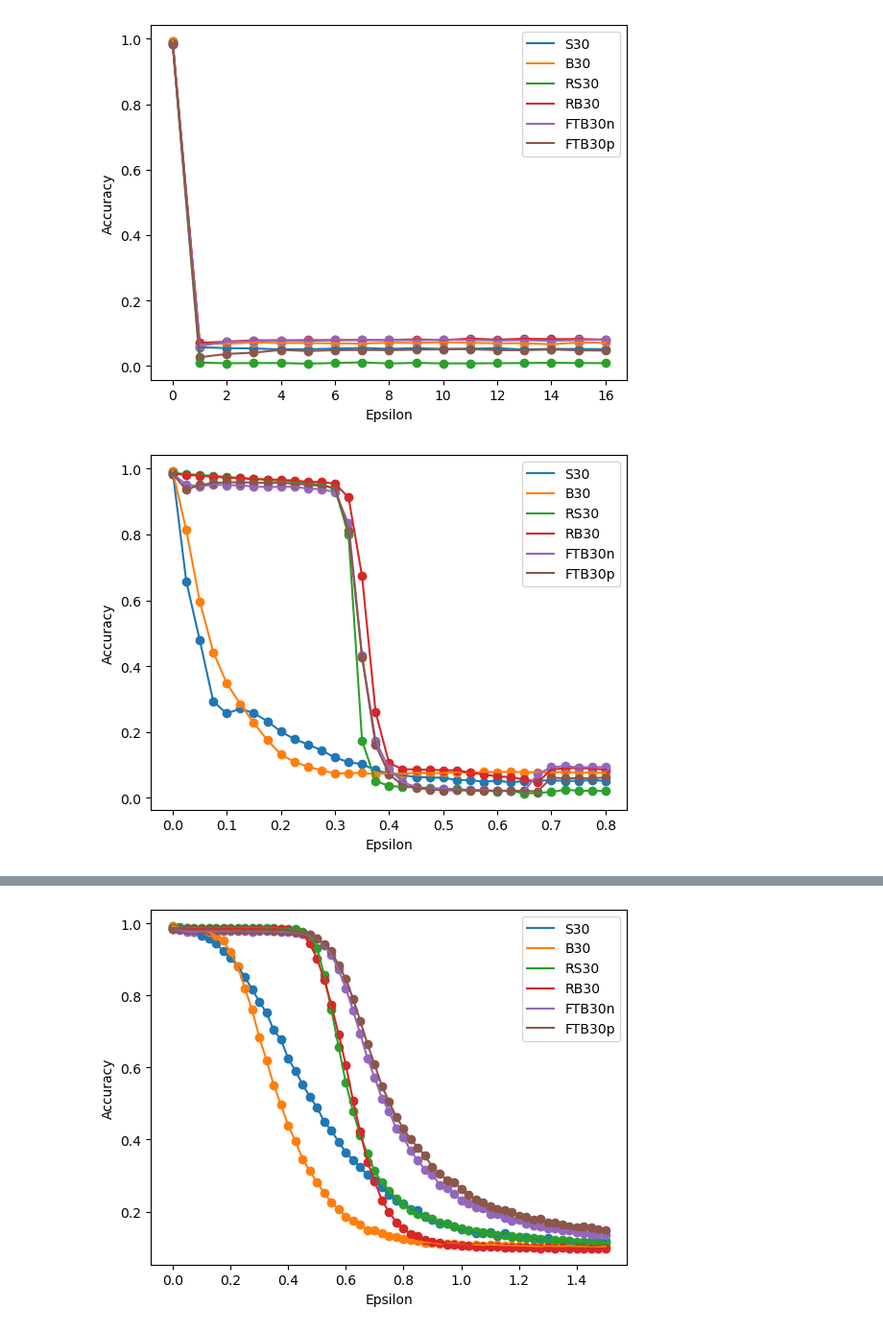
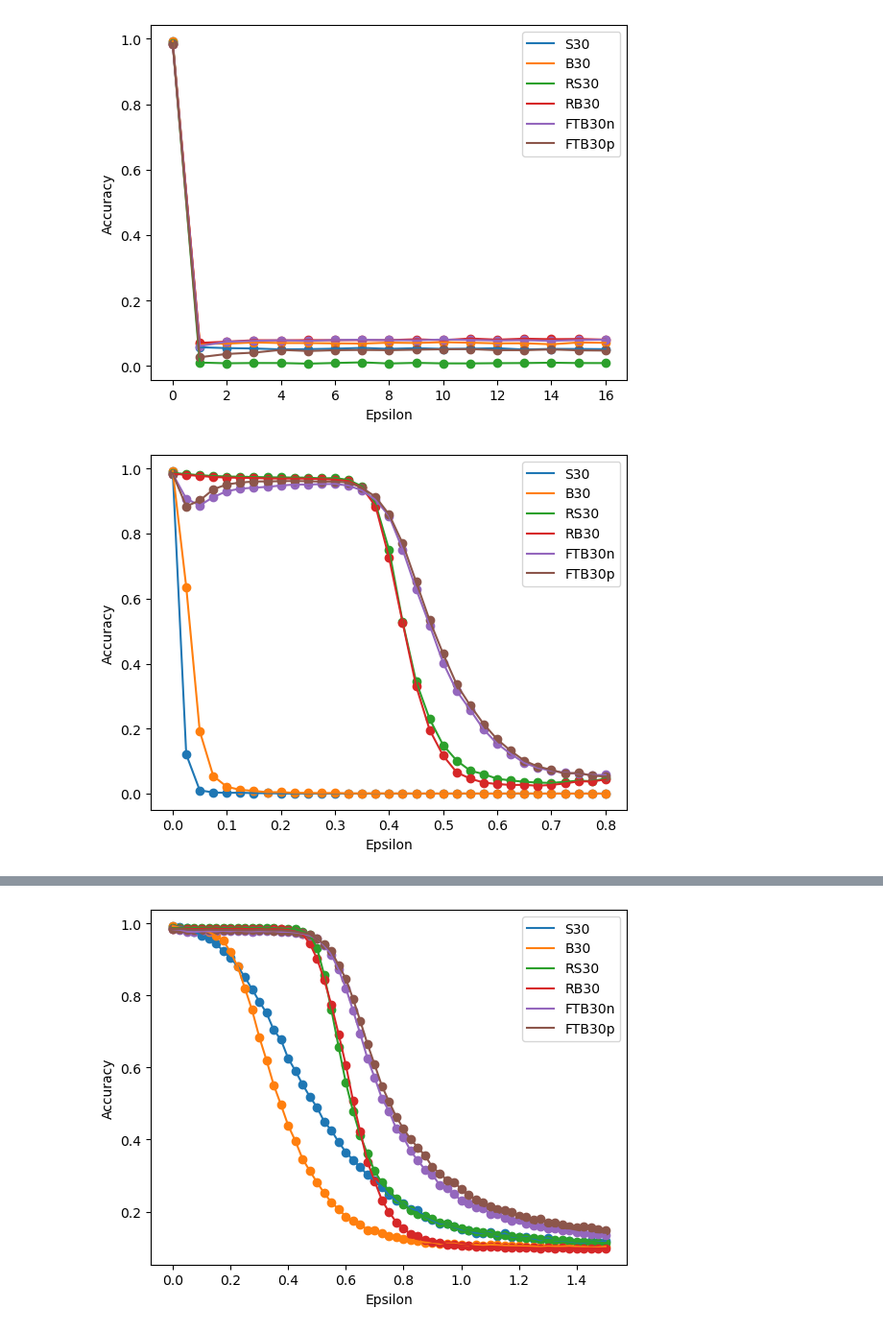
Before and after one commit to hugorecio-7/Praktikak-PrototypeDNN-Robustness-main, a Jupyter notebook: Adversarial_Attacks_Testing.ipynb, the cells around one changed output, grey strips where cells are left out. Shown at 96% size. Saved outputs shown, nothing was run; the diff lists cells and outputs as text; code cells hidden in the pictures.

```diff
--- a/Adversarial_Attacks_Testing.ipynb
+++ b/Adversarial_Attacks_Testing.ipynb
@@ -102,19 +103,19 @@ adversarial_attacks_eps_plot(models, model_names, test_loader, attack, loss, max
 # %% [output]
 [figure]
 # %%
-iters = 2 #40
+iters = 10 #40
 max_eps = 0.8
 step = 0.025
 random_start = True
 
 models = [s30, b30, rs30, rb30, ftb30n, ftb30p]
 model_names = ["S30", "B30", "RS30", "RB30", "FTB30n", "FTB30p"]
-attack = partial(PGDLInf_attack, iters=iters, alpha=1, random_start=random_start)
+attack = partial(PGDLInf_attack, iters=iters, alpha=0.01, random_start=random_start)
 loss = CELoss
 #loss = partial(Loss_1, alpha1=0, alpha2 = 1, objective = "cecc", force_class = None, change_expl = None)
 adversarial_attacks_eps_plot(models, model_names, test_loader, attack, loss, max_eps, step=step)
 # %% [output]
-[figure, old version]
+[figure, new version]
 # %%
 iters = 10 #40
 max_eps = 0.8
```
Also changed, not shown: parts of 4 cells of this notebook, 14 other files.
